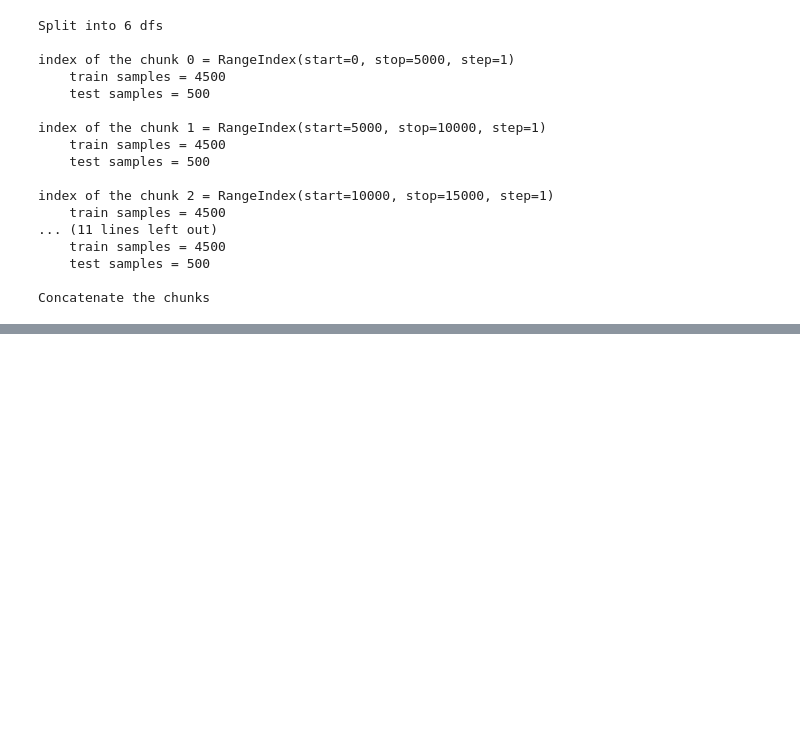
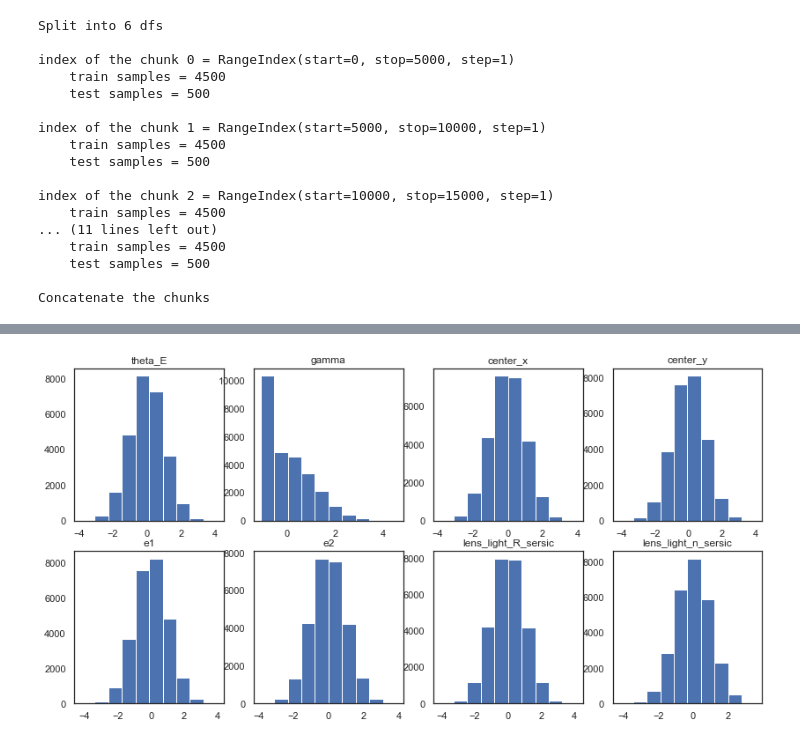
Before and after one commit to kuanweih/strong_lensing_vit_resnet, a Jupyter notebook: notebooks/split_geoff_30000.ipynb, the cells around one changed output, grey strips where cells are left out. Saved outputs shown, nothing was run; the diff lists cells and outputs as text; code cells hidden in the pictures; blank space fills up the shorter version.

```diff
--- a/notebooks/split_geoff_30000.ipynb
+++ b/notebooks/split_geoff_30000.ipynb
@@ -80,0 +159,12 @@ df_test.head(2)
+# %%
+from sklearn.preprocessing import StandardScaler
+
+
+df_train_scaled = df_train.copy()
+
+scaler = StandardScaler()
+scaler.fit(df_train_scaled[target_cols])
+
+df_train_scaled[target_cols] = scaler.transform(df_train_scaled[target_cols])
+
+df_train_scaled.head(2)
@@ -80,0 +175,4 @@ df_test.head(2)
+# %%
+plot_target_distribution(df_train_scaled)
+# %% [output]
+[figure, added]
```
Also changed, not shown: parts of 13 cells of this notebook.
